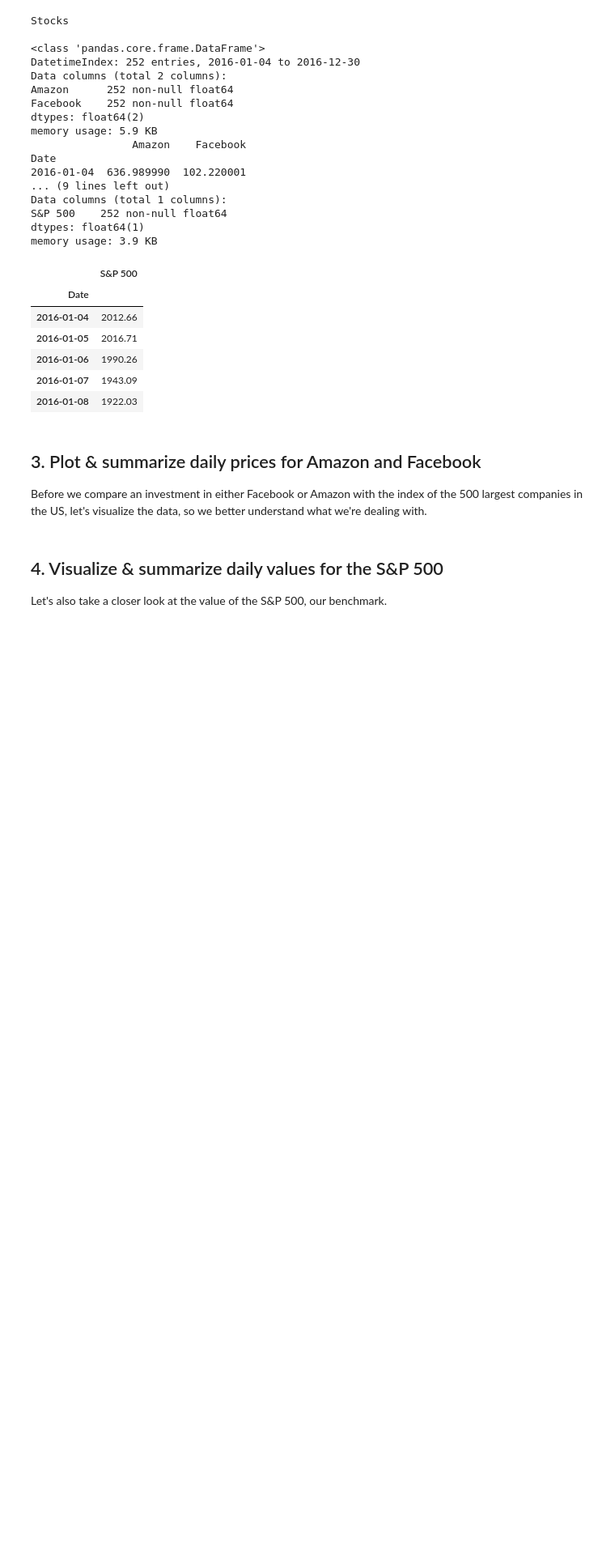
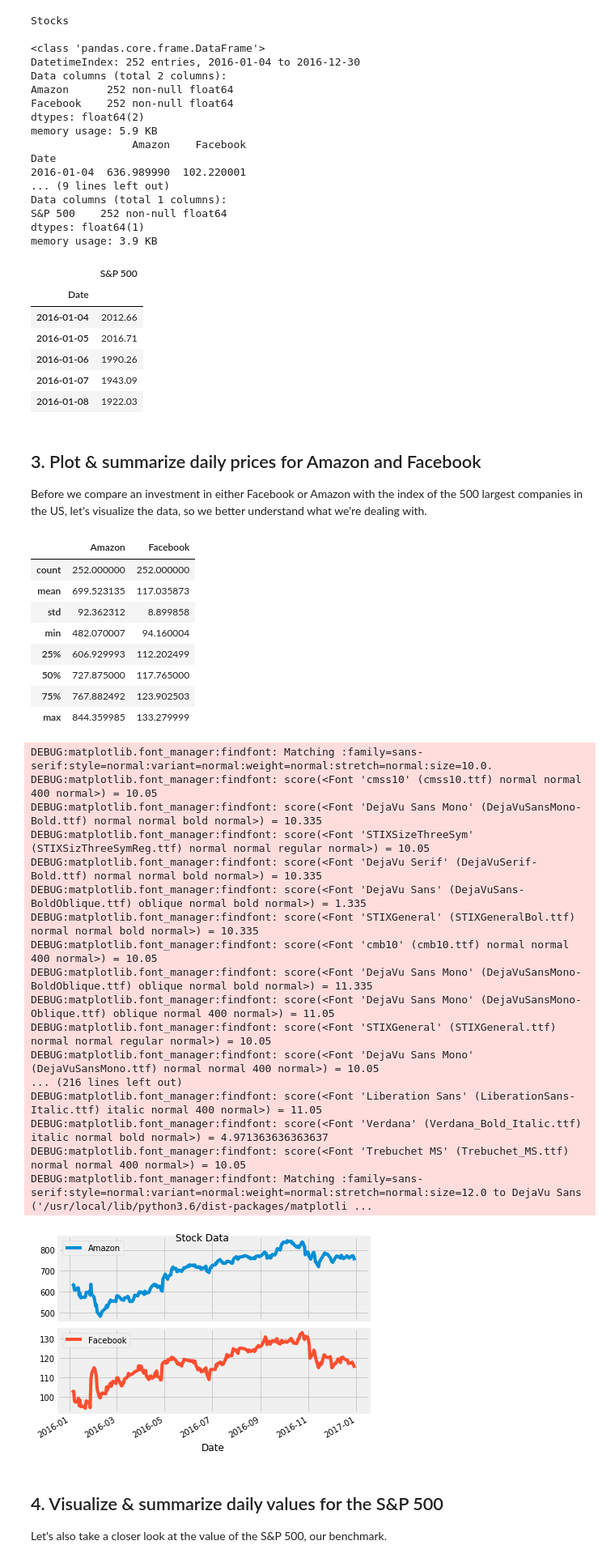
Before and after one commit to thaoduyentran/riskreturn, a Jupyter notebook: notebook.ipynb, the cells around one changed output. Shown at 81% size. Drawn from its saved outputs; the diff is of its cells as text; code cells hidden in the pictures; blank space fills up the shorter version.

```diff
--- a/notebook.ipynb
+++ b/notebook.ipynb
@@ -69,10 +72,38 @@ memory usage: 3.9 KB
 <p>Before we compare an investment in either Facebook or Amazon with the index of the 500 largest companies in the US, let's visualize the data, so we better understand what we're dealing with.</p>
 # %%
 # visualize the stock_data
-# stock_data.plot(title='Stock Data', subplots=True);
+stock_data.plot(title='Stock Data', subplots=True);
 
 # summarize the stock_data
-# stock_data.describe()
+stock_data.describe()
+# %% [output]
+|  | Amazon | Facebook |
+| count | 252.000000 | 252.000000 |
+| mean | 699.523135 | 117.035873 |
+| std | 92.362312 | 8.899858 |
+| min | 482.070007 | 94.160004 |
+| 25% | 606.929993 | 112.202499 |
+| 50% | 727.875000 | 117.765000 |
+| 75% | 767.882492 | 123.902503 |
+| max | 844.359985 | 133.279999 |
+DEBUG:matplotlib.font_manager:findfont: Matching :family=sans-serif:style=normal:variant=normal:weight=normal:stretch=normal:size=10.0.
+DEBUG:matplotlib.font_manager:findfont: score(<Font 'cmss10' (cmss10.ttf) normal normal 400 normal>) = 10.05
+DEBUG:matplotlib.font_manager:findfont: score(<Font 'DejaVu Sans Mono' (DejaVuSansMono-Bold.ttf) normal normal bold normal>) = 10.335
+DEBUG:matplotlib.font_manager:findfont: score(<Font 'STIXSizeThreeSym' (STIXSizThreeSymReg.ttf) normal normal regular normal>) = 10.05
+DEBUG:matplotlib.font_manager:findfont: score(<Font 'DejaVu Serif' (DejaVuSerif-Bold.ttf) normal normal bold normal>) = 10.335
+DEBUG:matplotlib.font_manager:findfont: score(<Font 'DejaVu Sans' (DejaVuSans-BoldOblique.ttf) oblique normal bold normal>) = 1.335
+DEBUG:matplotlib.font_manager:findfont: score(<Font 'STIXGeneral' (STIXGeneralBol.ttf) normal normal bold normal>) = 10.335
+DEBUG:matplotlib.font_manager:findfont: score(<Font 'cmb10' (cmb10.ttf) normal normal 400 normal>) = 10.05
+DEBUG:matplotlib.font_manager:findfont: score(<Font 'DejaVu Sans Mono' (DejaVuSansMono-BoldOblique.ttf) oblique normal bold normal>) = 11.335
+DEBUG:matplotlib.font_manager:findfont: score(<Font 'DejaVu Sans Mono' (DejaVuSansMono-Oblique.ttf) oblique normal 400 normal>) = 11.05
+DEBUG:matplotlib.font_manager:findfont: score(<Font 'STIXGeneral' (STIXGeneral.ttf) normal normal regular normal>) = 10.05
+DEBUG:matplotlib.font_manager:findfont: score(<Font 'DejaVu Sans Mono' (DejaVuSansMono.ttf) normal normal 400 normal>) = 10.05
+... (216 lines left out)
+DEBUG:matplotlib.font_manager:findfont: score(<Font 'Liberation Sans' (LiberationSans-Italic.ttf) italic normal 400 normal>) = 11.05
+DEBUG:matplotlib.font_manager:findfont: score(<Font 'Verdana' (Verdana_Bold_Italic.ttf) italic normal bold normal>) = 4.971363636363637
+DEBUG:matplotlib.font_manager:findfont: score(<Font 'Trebuchet MS' (Trebuchet_MS.ttf) normal normal 400 normal>) = 10.05
+DEBUG:matplotlib.font_manager:findfont: Matching :family=sans-serif:style=normal:variant=normal:weight=normal:stretch=normal:size=12.0 to DejaVu Sans ('/usr/local/lib/python3.6/dist-packages/matplotli ...
+[figure, added]
 # %% [markdown]
 ## 4. Visualize & summarize daily values for the S&P 500
 <p>Let's also take a closer look at the value of the S&amp;P 500, our benchmark.</p>
```
Also changed, not shown: parts of 5 cells of this notebook.
